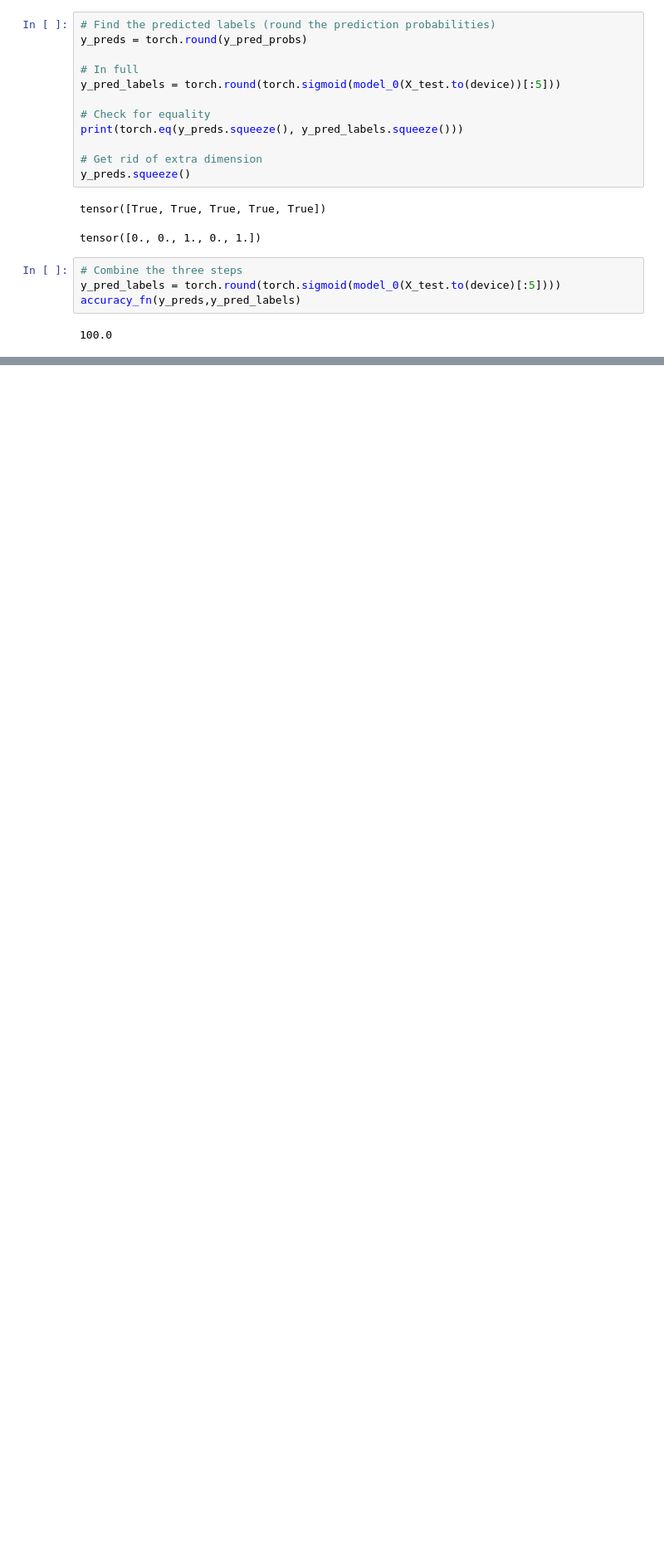
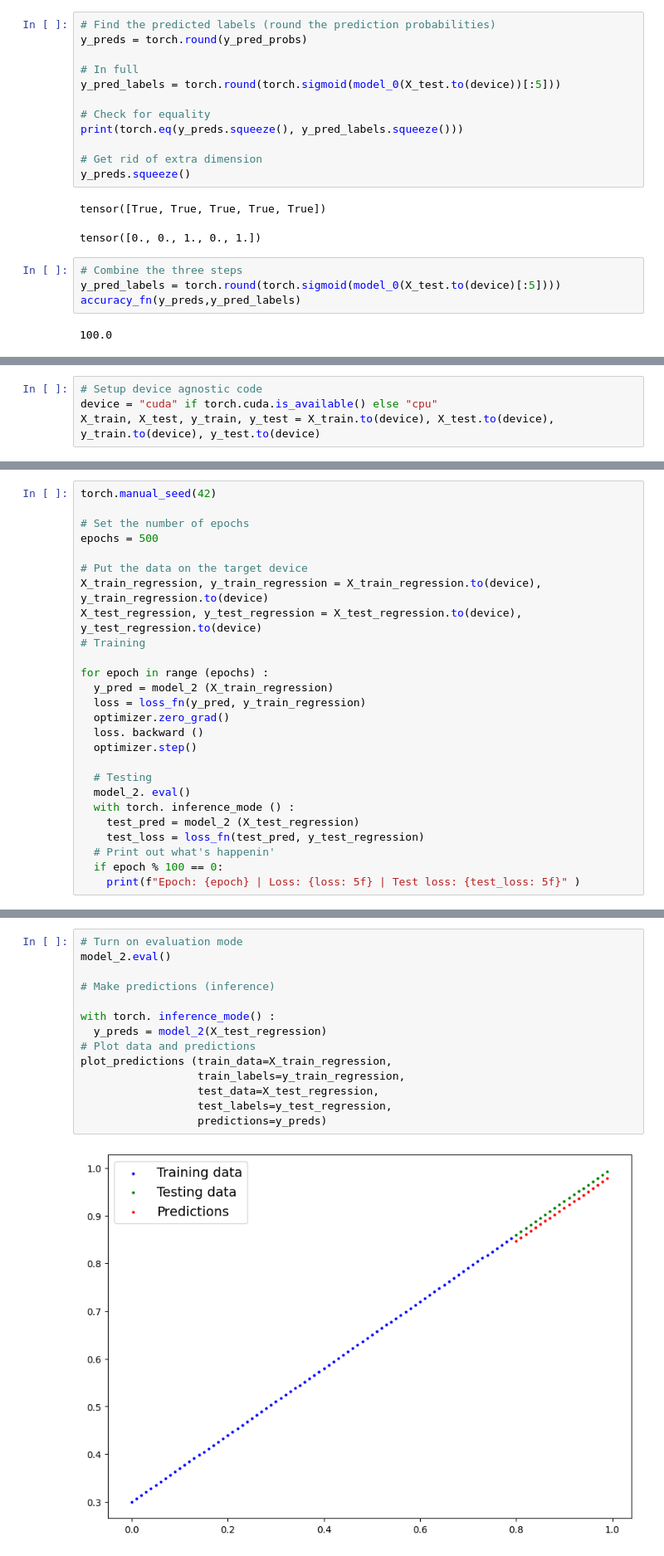
Before and after one commit to Hit07/ML-DL-Torch, a Jupyter notebook: Neural_Network_Classification.ipynb, the cells around one changed output, grey strips where cells are left out. Shown: that part at 83% size. Saved outputs shown, nothing was run; the diff lists cells and outputs as text; blank space fills up the shorter version.

```diff
--- a/Neural_Network_Classification.ipynb
+++ b/Neural_Network_Classification.ipynb
@@ -376,0 +348,4 @@ with open("helper_functions.py", "wb") as file:
+# %%
+# Setup device agnostic code
+device = "cuda" if torch.cuda.is_available() else "cpu"
+X_train, X_test, y_train, y_test = X_train.to(device), X_test.to(device), y_train.to(device), y_test.to(device)
@@ -418,0 +581,26 @@ model_1
+# %%
+torch.manual_seed(42)
+
+# Set the number of epochs
+epochs = 500
+
+# Put the data on the target device
+X_train_regression, y_train_regression = X_train_regression.to(device), y_train_regression.to(device)
+X_test_regression, y_test_regression = X_test_regression.to(device), y_test_regression.to(device)
+# Training
+
+for epoch in range (epochs) :
+  y_pred = model_2 (X_train_regression)
+  loss = loss_fn(y_pred, y_train_regression)
+  optimizer.zero_grad()
+  loss. backward ()
+  optimizer.step()
+
+  # Testing
+  model_2. eval()
+  with torch. inference_mode () :
+    test_pred = model_2 (X_test_regression)
+    test_loss = loss_fn(test_pred, y_test_regression)
+  # Print out what's happenin'
+  if epoch % 100 == 0:
+    print(f"Epoch: {epoch} | Loss: {loss: 5f} | Test loss: {test_loss: 5f}" )
@@ -418,0 +633,16 @@ model_1
+# %%
+# Turn on evaluation mode
+model_2.eval()
+
+# Make predictions (inference)
+
+with torch. inference_mode() :
+  y_preds = model_2(X_test_regression)
+# Plot data and predictions
+plot_predictions (train_data=X_train_regression,
+                  train_labels=y_train_regression,
+                  test_data=X_test_regression,
+                  test_labels=y_test_regression,
+                  predictions=y_preds)
+# %% [output]
+[figure, added]
```
Also changed, not shown: parts of 28 cells of this notebook.
